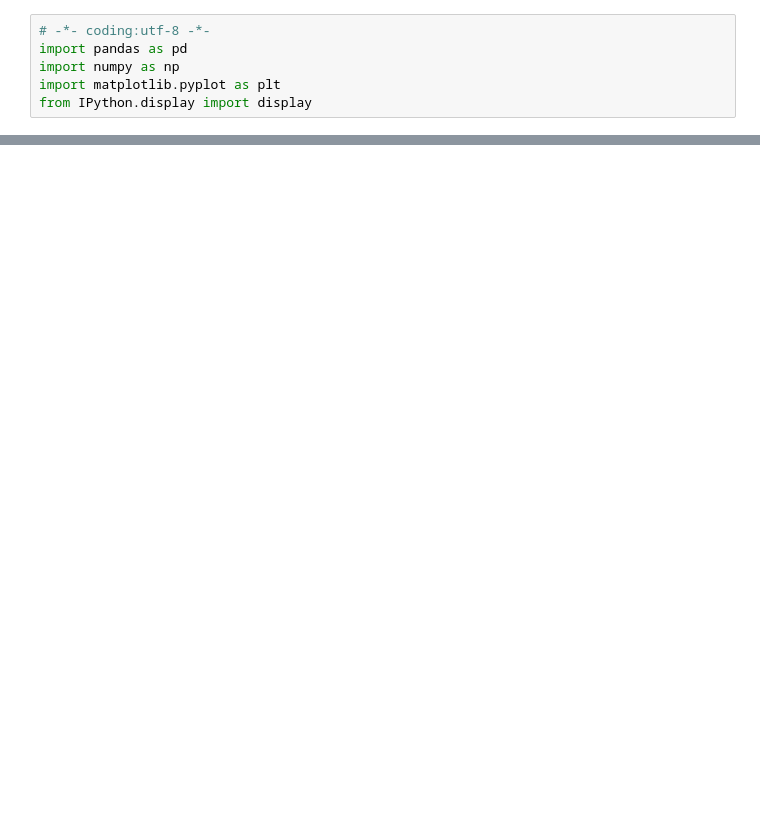
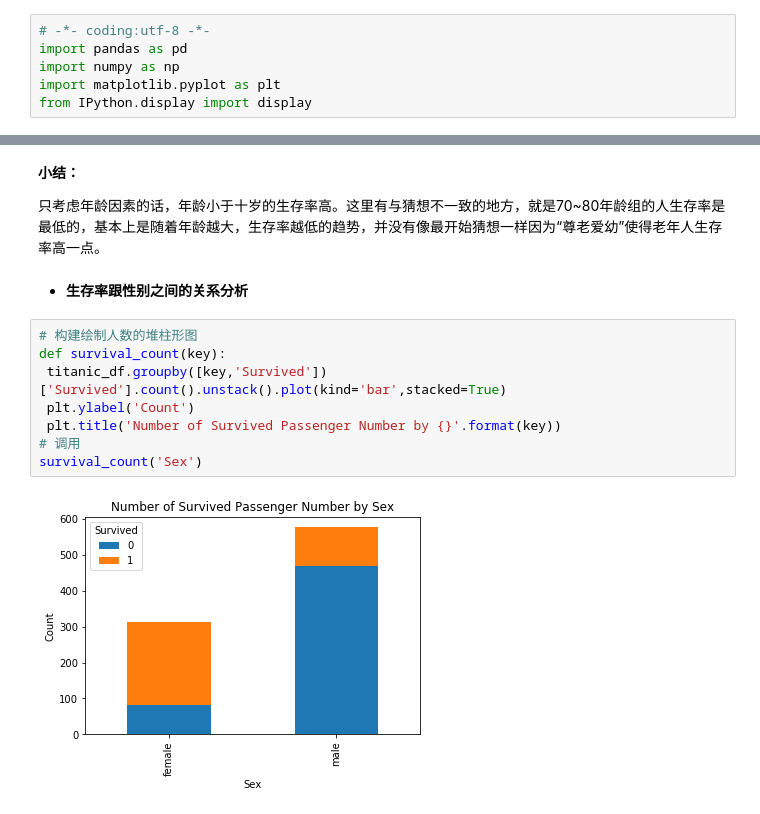
Before and after one commit to Actmerce/ML_PRI_P4, a Jupyter notebook: titanic.ipynb, the cells around one changed output, grey strips where cells are left out. Drawn from its saved outputs; the diff is of its cells as text; blank space fills up the shorter version.

```diff
--- a/titanic.ipynb
+++ b/titanic.ipynb
@@ -70,0 +104,16 @@ plt.show()
+# %% [markdown]
+**小结：**
+
+只考虑年龄因素的话，年龄小于十岁的生存率高。这里有与猜想不一致的地方，就是70~80年龄组的人生存率是最低的，基本上是随着年龄越大，生存率越低的趋势，并没有像最开始猜想一样因为“尊老爱幼”使得老年人生存率高一点。
+# %% [markdown]
+* **生存率跟性别之间的关系分析**
+# %%
+# 构建绘制人数的堆柱形图
+def survival_count(key):
+ titanic_df.groupby([key,'Survived'])['Survived'].count().unstack().plot(kind='bar',stacked=True)
+ plt.ylabel('Count')
+ plt.title('Number of Survived Passenger Number by {}'.format(key))
+# 调用
+survival_count('Sex')
+# %% [output]
+[figure, added]
```
Also changed, not shown: parts of 28 cells of this notebook.
